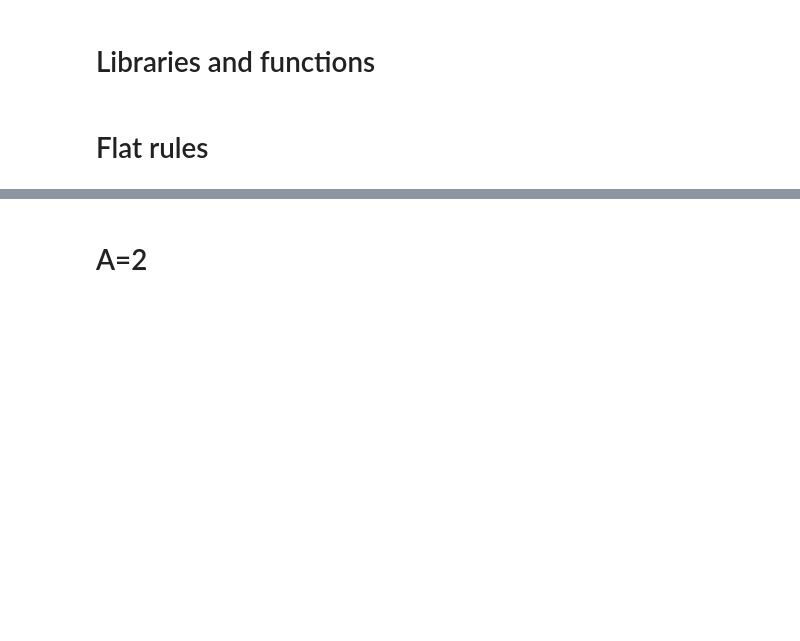
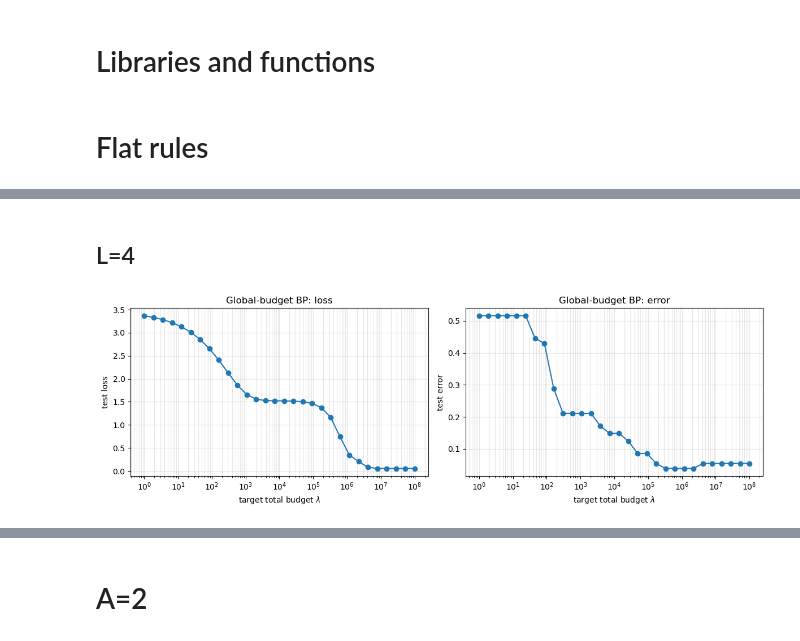
Before and after one commit to f-damico/theory-language-modelling, a Jupyter notebook: BP_fixed_norm_global_budget copy 2.ipynb, the cells around one changed output, grey strips where cells are left out. Cells and saved outputs as stored; diff of their text form; code cells hidden in the pictures; blank space fills up the shorter version.

```diff
--- a/BP_fixed_norm_global_budget copy 2.ipynb
+++ b/BP_fixed_norm_global_budget copy 2.ipynb
@@ -46,0 +137,6 @@ fig, axs = plot_both(res)
+# %% [markdown]
+## L=4
+# %%
+fig, axs = plot_both(res)
+# %% [output]
+[figure, added]
```
Also changed, not shown: parts of 9 cells of this notebook, 10 other files.
